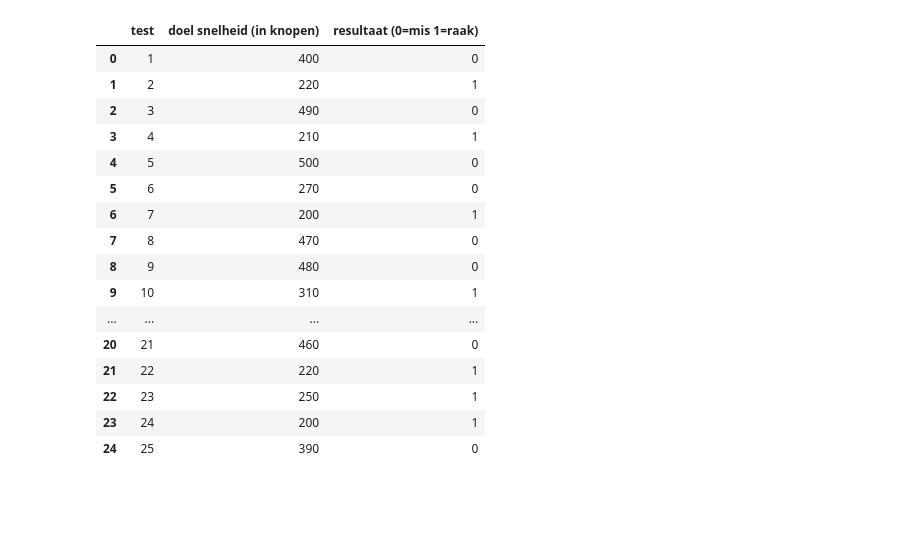
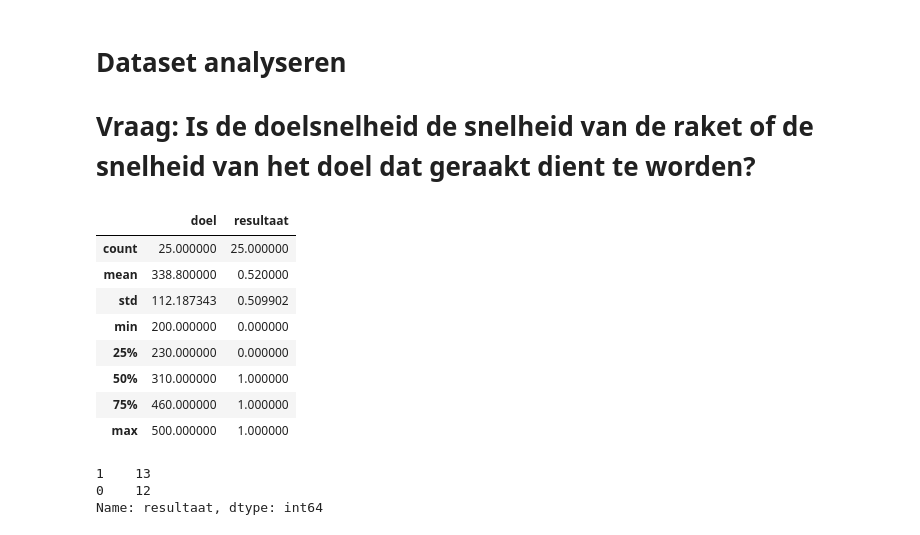
Before and after one commit to R4vante/School, a Jupyter notebook: Statistical Learning/Data Analyse/BOEM_raket.ipynb, the cells around one changed output. Drawn from its saved outputs; the diff is of its cells as text; code cells hidden in the pictures; blank space fills up the shorter version.

```diff
--- a/Statistical Learning/Data Analyse/BOEM_raket.ipynb
+++ b/Statistical Learning/Data Analyse/BOEM_raket.ipynb
@@ -10,23 +10,29 @@ a = 3
 alpha = 0.05
 # %%
 df = pd.read_excel("data_raket.xlsx")
+# %%
+df = df.rename(columns={"test":"test", "doel snelheid (in knopen)":"doel", "resultaat (0=mis 1=raak)":"resultaat"}).copy()
+# %%
+df = df.drop(columns="test").copy()
+# %% [markdown]
+# Dataset analyseren
+
+# Vraag: Is de doelsnelheid de snelheid van de raket of de snelheid van het doel dat geraakt dient te worden?
 # %%
-df
+df.describe()
 # %% [output]
-|  | test | doel snelheid (in knopen) | resultaat (0=mis 1=raak) |
-| 0 | 1 | 400 | 0 |
-| 1 | 2 | 220 | 1 |
-| 2 | 3 | 490 | 0 |
-| 3 | 4 | 210 | 1 |
-| 4 | 5 | 500 | 0 |
-| 5 | 6 | 270 | 0 |
-| 6 | 7 | 200 | 1 |
-| 7 | 8 | 470 | 0 |
-| 8 | 9 | 480 | 0 |
-| 9 | 10 | 310 | 1 |
-| ... | ... | ... | ... |
-| 20 | 21 | 460 | 0 |
-| 21 | 22 | 220 | 1 |
-| 22 | 23 | 250 | 1 |
-| 23 | 24 | 200 | 1 |
-| 24 | 25 | 390 | 0 |
+|  | doel | resultaat |
+| count | 25.000000 | 25.000000 |
+| mean | 338.800000 | 0.520000 |
+| std | 112.187343 | 0.509902 |
+| min | 200.000000 | 0.000000 |
+| 25% | 230.000000 | 0.000000 |
+| 50% | 310.000000 | 1.000000 |
+| 75% | 460.000000 | 1.000000 |
+| max | 500.000000 | 1.000000 |
+# %%
+df['resultaat'].value_counts()
+# %% [output]
+1    13
+0    12
+Name: resultaat, dtype: int64
```
Also changed, not shown: parts of 34 cells of this notebook.
